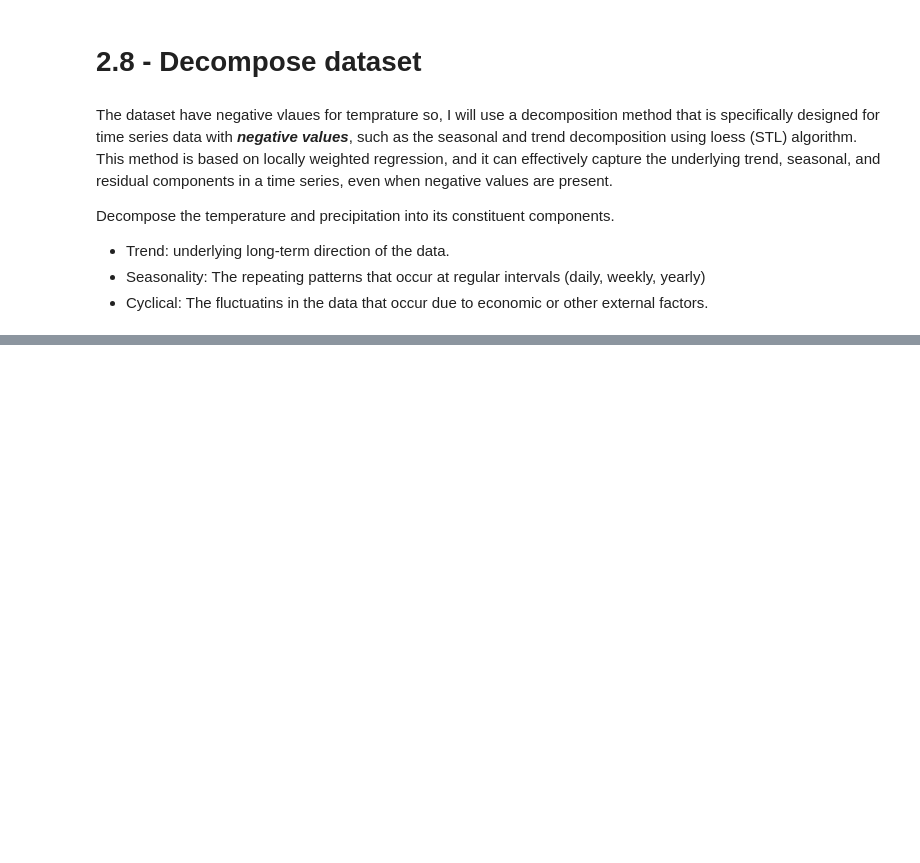
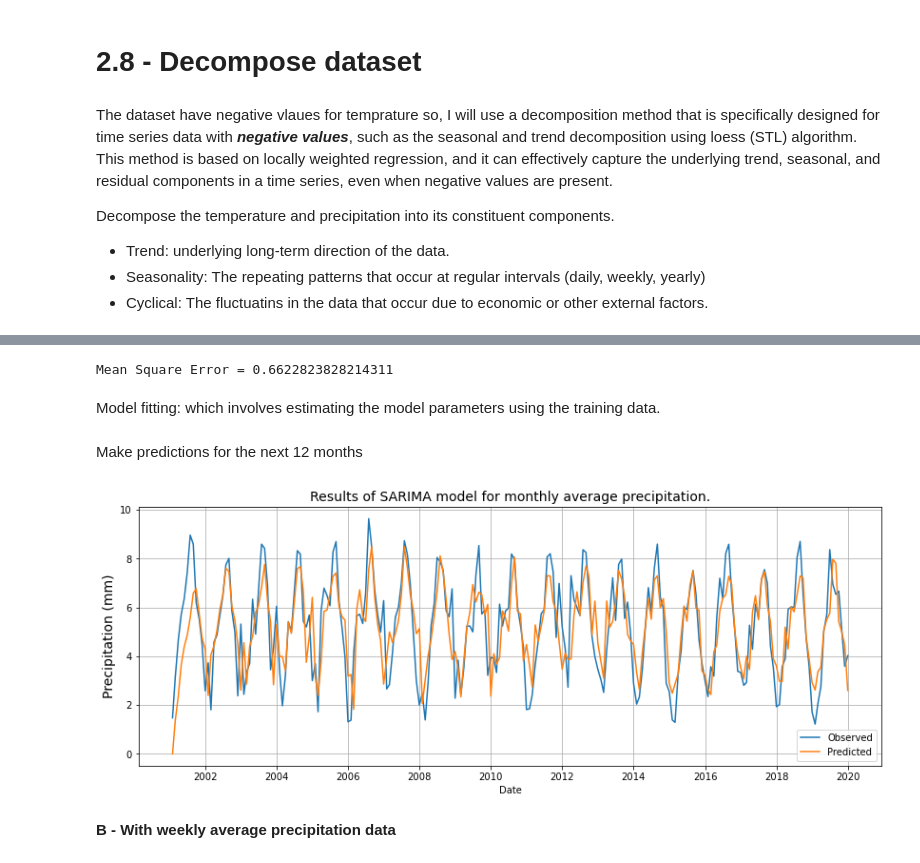
Before and after one commit to behailudesta/CPMLAI, a Jupyter notebook: Capstone_behailud_main.ipynb, the cells around one changed output, grey strips where cells are left out. Drawn from its saved outputs; the diff is of its cells as text; code cells hidden in the pictures; blank space fills up the shorter version.

```diff
--- a/Capstone_behailud_main.ipynb
+++ b/Capstone_behailud_main.ipynb
@@ -679,0 +819,2 @@ plt.savefig("./images/decompose_precip.jpg");
+# %%
+precipitation_monthly = df_precipitation_avg_monthly['precip']
@@ -679,0 +832,32 @@ plt.savefig("./images/decompose_precip.jpg");
+# %%
+print(f"Mean Square Error = {sarima_best['MSE']}")
+# %% [output]
+Mean Square Error = 0.6622823828214311
+# %% [markdown]
+Model fitting: which involves estimating the model parameters using the training data.
+# %%
+#Fit a SARIMA model to the data
+precipitation_monthly_model = SARIMAX(precipitation_monthly, order=(1,0,3), seasonal_order=(1, 0, 0, 12))
+results = precipitation_monthly_model.fit()
+# %% [markdown]
+Make predictions for the next 12 months
+# %%
+forecast = results.predict(n_periods=12)
+# %%
+forecast_index = pd.date_range(start=precipitation_monthly.index[-1], periods=12, freq="MS")
+#Plot the observed data and the predicted values
+plt.figure(figsize=(14, 5))
+plt.title('Results of SARIMA model for monthly average precipitation.',fontsize=14, loc = 'center')
+plt.plot(precipitation_monthly, label="Observed")
+plt.plot(forecast, label="Predicted")
+#plt.fill_beftween(forecast_index, conf_int[:, 0], conf_int[:, 1], alpha=0.2)
+plt.xlabel("Date")
+plt.ylabel('Precipitation (mm)',fontsize=14)
+plt.grid();
+plt.legend()
+plt.savefig("./images/sarima_monthly_average_precip.jpg");
+plt.show()
+# %% [output]
+[figure, added]
+# %% [markdown]
+**B - With weekly average precipitation data**
```
Also changed, not shown: parts of 161 cells of this notebook.
